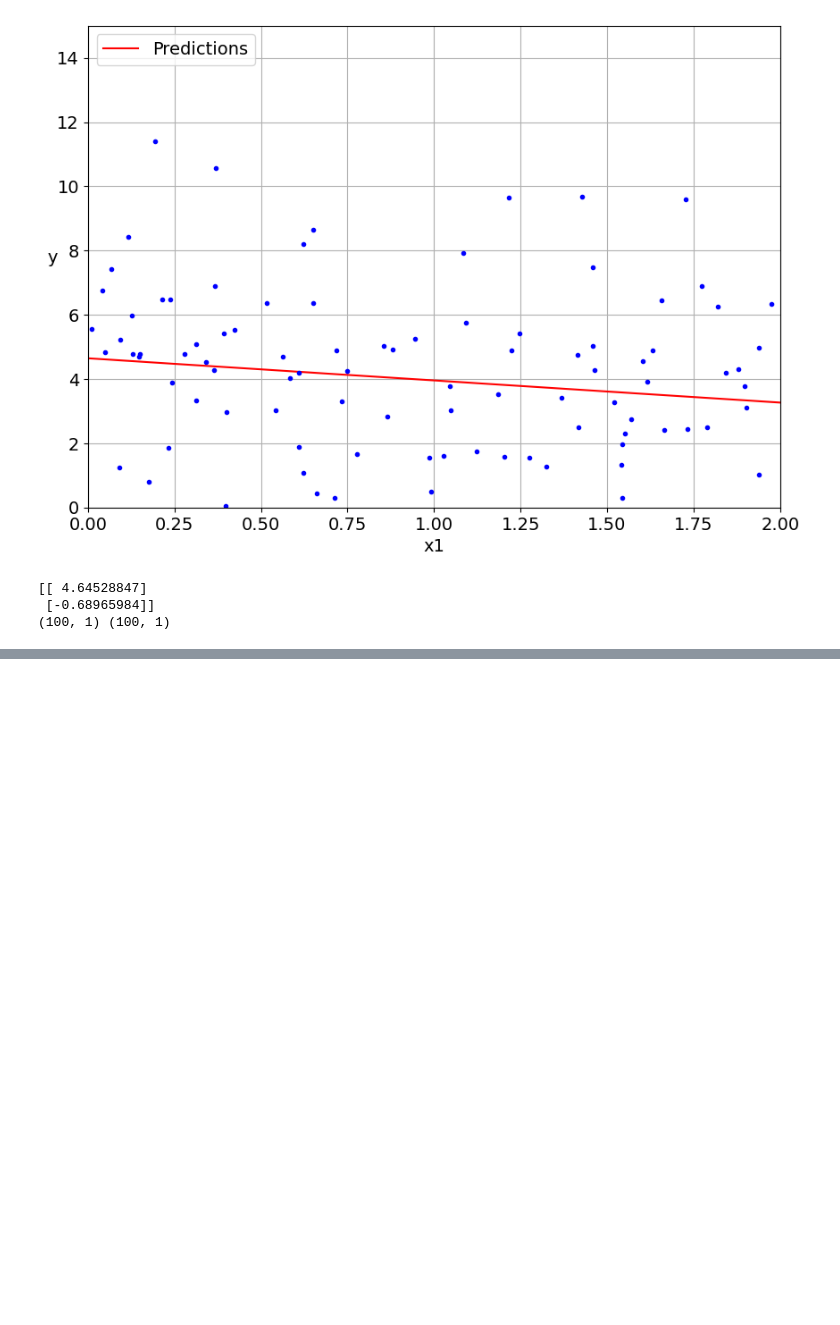
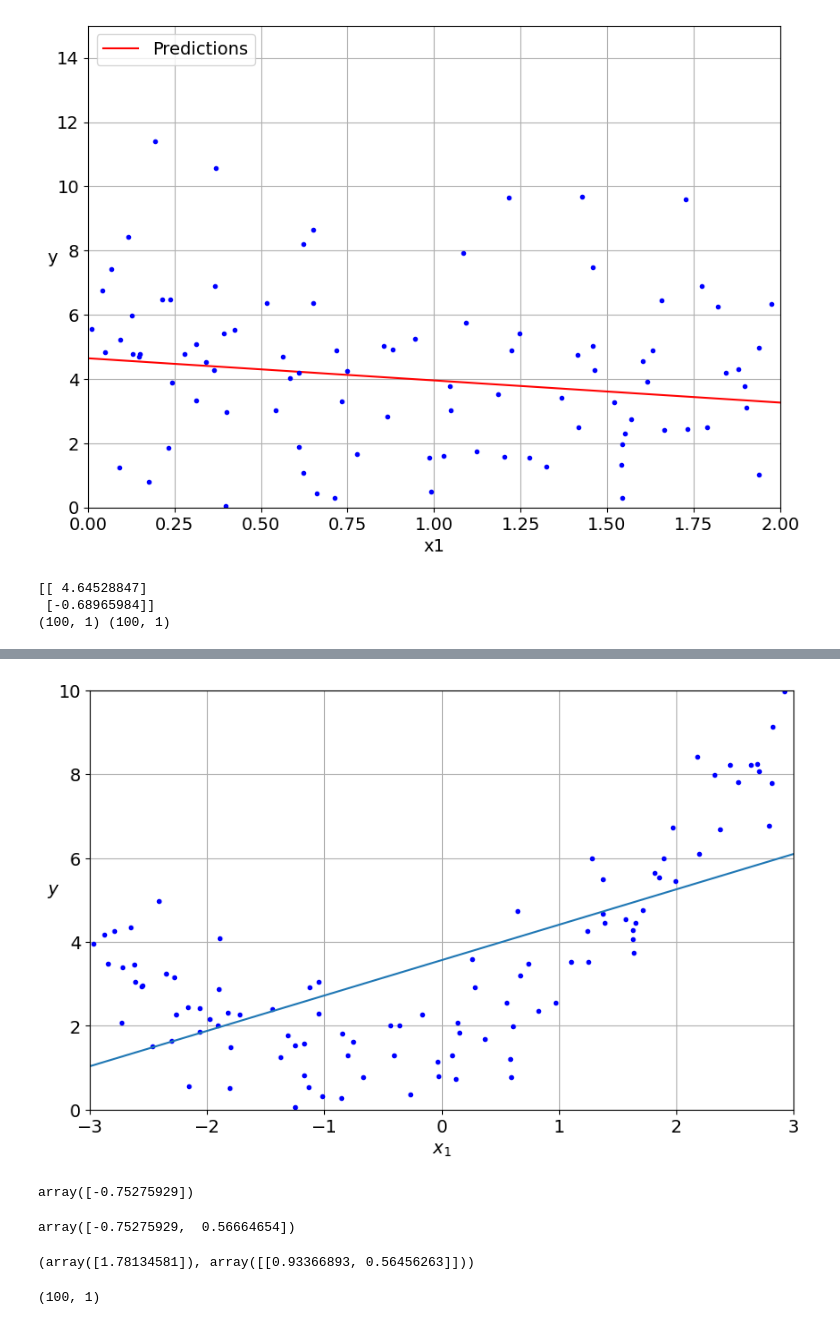
Before and after one commit to Turqan522/MachineLearning, a Jupyter notebook: Bank_Customer_Churn_Prediction.ipynb, the cells around one changed output, grey strips where cells are left out. Cells and saved outputs as stored; diff of their text form; code cells hidden in the pictures; blank space fills up the shorter version.

```diff
--- a/Bank_Customer_Churn_Prediction.ipynb
+++ b/Bank_Customer_Churn_Prediction.ipynb
@@ -229,0 +313,2 @@ print(X.shape, y.shape)
+# %%
+lin_reg=LinearRegression()
@@ -229,0 +323,11 @@ print(X.shape, y.shape)
+# %%
+plt.figure(figsize=(10,6))
+plt.plot(X,y,'b.')
+plt.plot([-3,3],predictions)
+plt.xlabel('$x_1$')
+plt.ylabel('$y$',rotation=0)
+plt.axis([-3,3,0,10])
+plt.grid()
+plt.show()
+# %% [output]
+[figure, added]
@@ -229,0 +336,15 @@ print(X.shape, y.shape)
+# %%
+poly_features=PolynomialFeatures(degree=2,include_bias=False)
+X_poly=poly_features.fit_transform(X)
+X[0]
+# %% [output]
+array([-0.75275929])
+# %%
+X_poly[0]
+# %% [output]
+array([-0.75275929,  0.56664654])
+# %%
+lin_reg.fit(X_poly,y)
+lin_reg.intercept_,lin_reg.coef_
+# %% [output]
+(array([1.78134581]), array([[0.93366893, 0.56456263]]))
@@ -229,0 +354,4 @@ print(X.shape, y.shape)
+# %%
+X.shape
+# %% [output]
+(100, 1)
```
Also changed, not shown: parts of 17 cells of this notebook.
